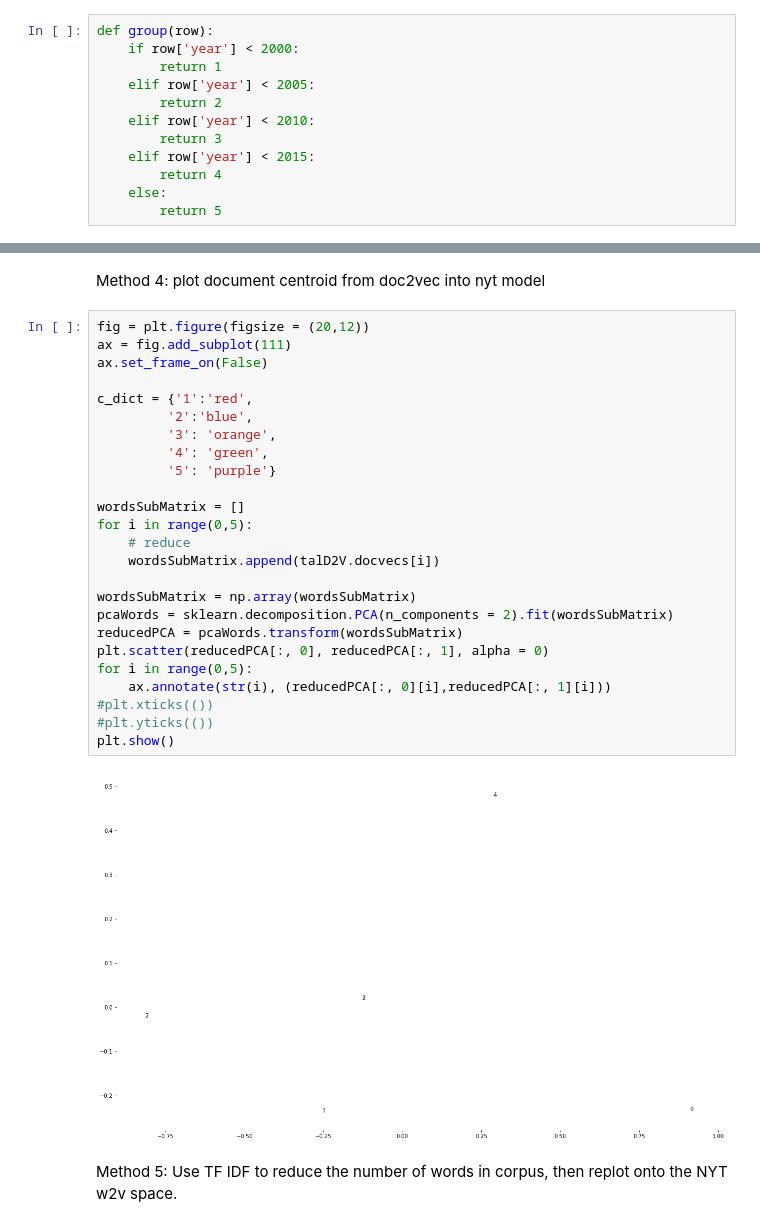
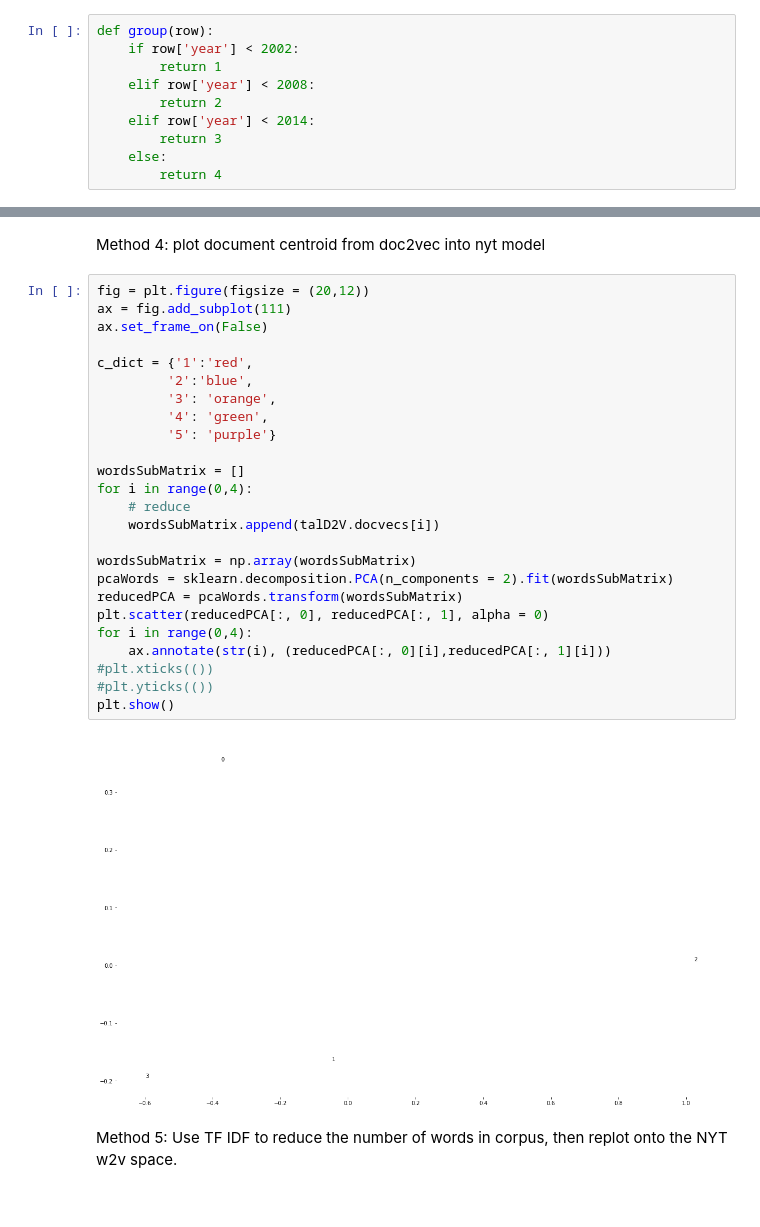
Before and after one commit to laurenjli/nlp-tal, a Jupyter notebook: doc_vec_space.ipynb, the cells around one changed output, grey strips where cells are left out. Saved outputs shown, nothing was run; the diff lists cells and outputs as text.

```diff
--- a/doc_vec_space.ipynb
+++ b/doc_vec_space.ipynb
@@ -29,16 +29,14 @@ tal_df = pd.read_csv(file, converters = {'tokenized_sents': literal_eval,'no_lem
                                       'normalized_tokens':literal_eval,'no_lemma_normalized_tokens':literal_eval})
 # %%
 def group(row):
-    if row['year'] < 2000:
+    if row['year'] < 2002:
         return 1
-    elif row['year'] < 2005:
+    elif row['year'] < 2008:
         return 2
-    elif row['year'] < 2010:
+    elif row['year'] < 2014:
         return 3
-    elif row['year'] < 2015:
+    else:
         return 4
-    else:
-        return 5
 # %%
 tal_df['group'] = tal_df.apply(lambda x: group(x), axis=1)
 # %%
@@ -199,30 +197,30 @@ Method 4: plot document centroid from doc2vec into nyt model
 # %%
 fig = plt.figure(figsize = (20,12))
 ax = fig.add_subplot(111)
 ax.set_frame_on(False)
 
 c_dict = {'1':'red',
          '2':'blue',
          '3': 'orange',
          '4': 'green',
          '5': 'purple'}
 
 wordsSubMatrix = []
-for i in range(0,5):
+for i in range(0,4):
     # reduce
     wordsSubMatrix.append(talD2V.docvecs[i])
 
 wordsSubMatrix = np.array(wordsSubMatrix)
 pcaWords = sklearn.decomposition.PCA(n_components = 2).fit(wordsSubMatrix)
 reducedPCA = pcaWords.transform(wordsSubMatrix)
 plt.scatter(reducedPCA[:, 0], reducedPCA[:, 1], alpha = 0)
-for i in range(0,5):
+for i in range(0,4):
     ax.annotate(str(i), (reducedPCA[:, 0][i],reducedPCA[:, 1][i]))
 #plt.xticks(())
 #plt.yticks(())
 plt.show()
 # %% [output]
-[figure, old version]
+[figure, new version]
 # %% [markdown]
 Method 5: Use TF IDF to reduce the number of words in corpus, then replot onto the NYT w2v space.
 # %%
```
Also changed, not shown: parts of 1 cell of this notebook.
